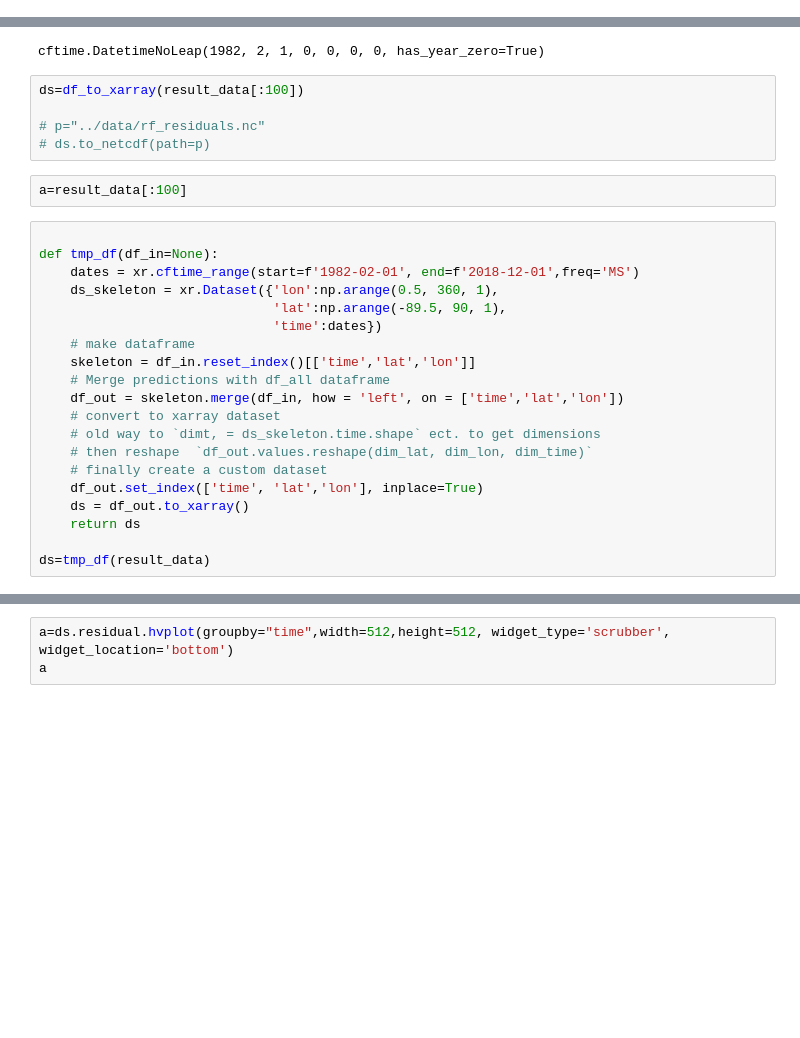
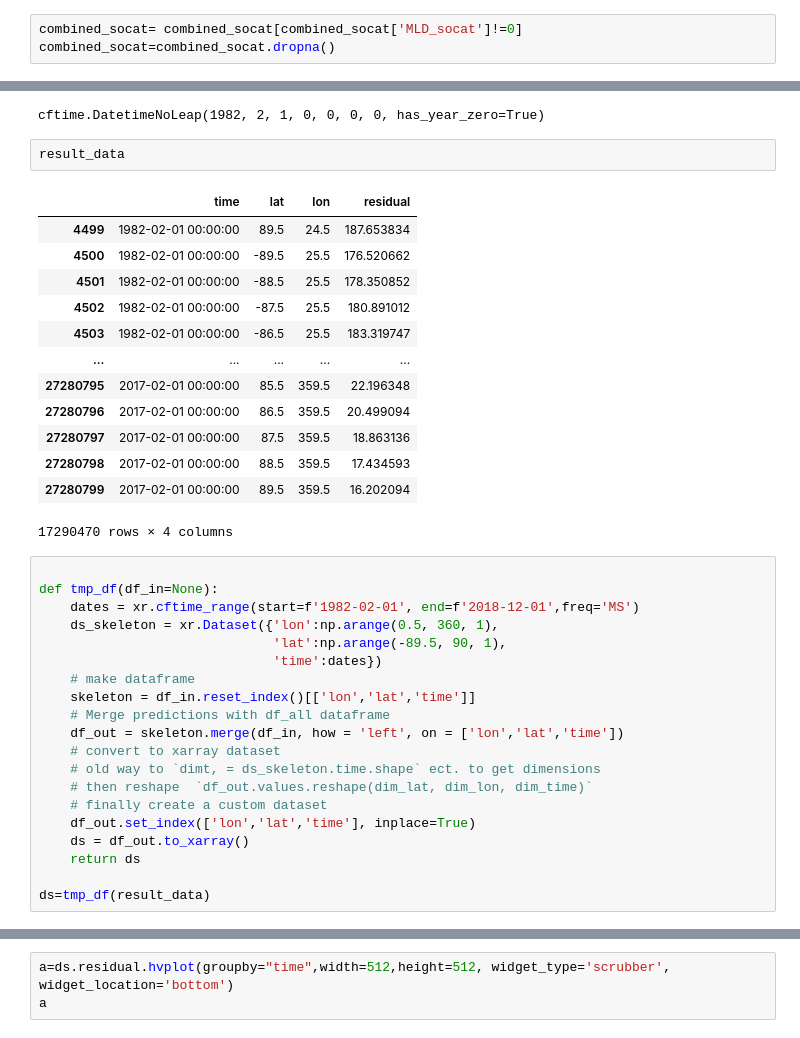
Before and after one commit to sk981102/ocean_co2, a Jupyter notebook: notebooks/rf_base.ipynb, the cells around one changed output, grey strips where cells are left out. Saved outputs shown, nothing was run; the diff lists cells and outputs as text; blank space fills up the shorter version.

```diff
--- a/notebooks/rf_base.ipynb
+++ b/notebooks/rf_base.ipynb
@@ -54,6 +57,9 @@ combined_socat.dropna(subset = ["pCO2_socat"], inplace=True)
 combined_socat= combined_socat[combined_socat['pCO2_socat']!=0]
 combined.dropna(subset = ["pCO2"], inplace=True)
 combined= combined[combined['pCO2']!=0]
+# %%
+combined_socat= combined_socat[combined_socat['MLD_socat']!=0]
+combined_socat=combined_socat.dropna()
 # %%
 #separating X and y
 X_socat=combined_socat.iloc[:,3:-1]
@@ -223,13 +232,22 @@ result_data.columns=['time','lat','lon','residual']
 result_data['time'].iloc[0]
 # %% [output]
 cftime.DatetimeNoLeap(1982, 2, 1, 0, 0, 0, 0, has_year_zero=True)
-# %%
-ds=df_to_xarray(result_data[:100])
-
-# p="../data/rf_residuals.nc"
-# ds.to_netcdf(path=p)
-# %%
-a=result_data[:100]
+# %%
+result_data
+# %% [output]
+|  | time | lat | lon | residual |
+| 4499 | 1982-02-01 00:00:00 | 89.5 | 24.5 | 187.653834 |
+| 4500 | 1982-02-01 00:00:00 | -89.5 | 25.5 | 176.520662 |
+| 4501 | 1982-02-01 00:00:00 | -88.5 | 25.5 | 178.350852 |
+| 4502 | 1982-02-01 00:00:00 | -87.5 | 25.5 | 180.891012 |
+| 4503 | 1982-02-01 00:00:00 | -86.5 | 25.5 | 183.319747 |
+| ... | ... | ... | ... | ... |
+| 27280795 | 2017-02-01 00:00:00 | 85.5 | 359.5 | 22.196348 |
+| 27280796 | 2017-02-01 00:00:00 | 86.5 | 359.5 | 20.499094 |
+| 27280797 | 2017-02-01 00:00:00 | 87.5 | 359.5 | 18.863136 |
+| 27280798 | 2017-02-01 00:00:00 | 88.5 | 359.5 | 17.434593 |
+| 27280799 | 2017-02-01 00:00:00 | 89.5 | 359.5 | 16.202094 |
+17290470 rows × 4 columns
 # %%
 
 def tmp_df(df_in=None):
@@ -238,14 +256,14 @@ def tmp_df(df_in=None):
                               'lat':np.arange(-89.5, 90, 1),
                               'time':dates})
     # make dataframe
-    skeleton = df_in.reset_index()[['time','lat','lon']]
+    skeleton = df_in.reset_index()[['lon','lat','time']]
     # Merge predictions with df_all dataframe
-    df_out = skeleton.merge(df_in, how = 'left', on = ['time','lat','lon'])
+    df_out = skeleton.merge(df_in, how = 'left', on = ['lon','lat','time'])
     # convert to xarray dataset
     # old way to `dimt, = ds_skeleton.time.shape` ect. to get dimensions
     # then reshape  `df_out.values.reshape(dim_lat, dim_lon, dim_time)`
     # finally create a custom dataset
-    df_out.set_index(['time', 'lat','lon'], inplace=True)
+    df_out.set_index(['lon','lat','time'], inplace=True)
     ds = df_out.to_xarray()
     return ds
 
```
Also changed, not shown: parts of 9 cells of this notebook, 2 other files.
